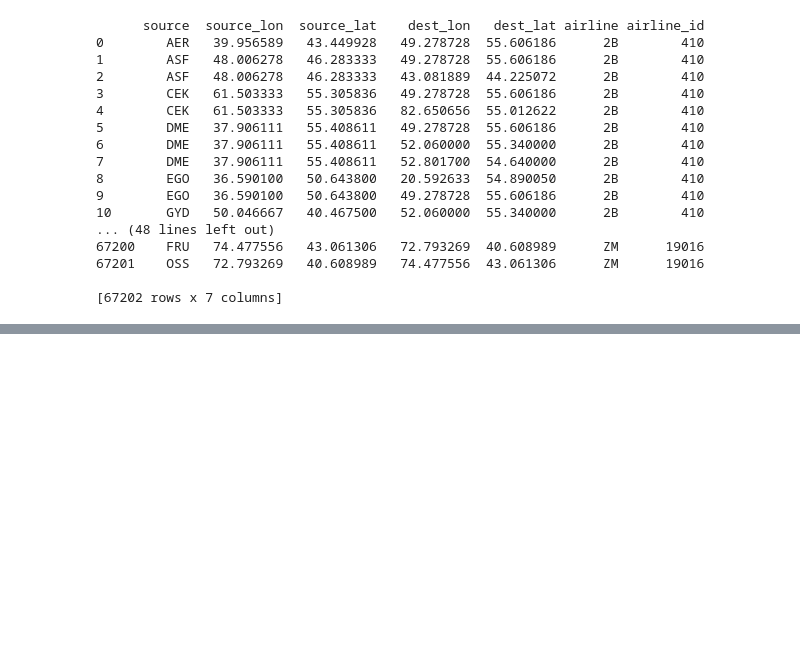
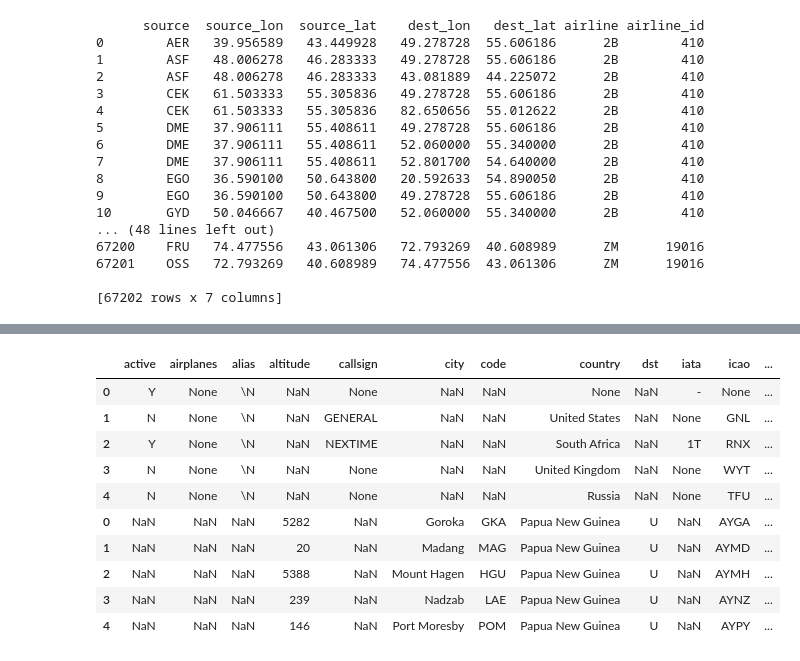
Before and after one commit to nusharama/ETL-Project, a Jupyter notebook: airports-flights-data.ipynb, the cells around one changed output, grey strips where cells are left out. Cells and saved outputs as stored; diff of their text form; code cells hidden in the pictures; blank space fills up the shorter version.

```diff
--- a/airports-flights-data.ipynb
+++ b/airports-flights-data.ipynb
@@ -554,0 +591,14 @@ print(routes_df)
+# %%
+pd.concat([airlines_df, airports_df], sort='False')
+# %% [output]
+|  | active | airplanes | alias | altitude | callsign | city | code | country | dst | iata | icao | ... |
+| 0 | Y | None | \N | NaN | None | NaN | NaN | None | NaN | - | None | ... |
+| 1 | N | None | \N | NaN | GENERAL | NaN | NaN | United States | NaN | None | GNL | ... |
+| 2 | Y | None | \N | NaN | NEXTIME | NaN | NaN | South Africa | NaN | 1T | RNX | ... |
+| 3 | N | None | \N | NaN | None | NaN | NaN | United Kingdom | NaN | None | WYT | ... |
+| 4 | N | None | \N | NaN | None | NaN | NaN | Russia | NaN | None | TFU | ... |
+| 0 | NaN | NaN | NaN | 5282 | NaN | Goroka | GKA | Papua New Guinea | U | NaN | AYGA | ... |
+| 1 | NaN | NaN | NaN | 20 | NaN | Madang | MAG | Papua New Guinea | U | NaN | AYMD | ... |
+| 2 | NaN | NaN | NaN | 5388 | NaN | Mount Hagen | HGU | Papua New Guinea | U | NaN | AYMH | ... |
+| 3 | NaN | NaN | NaN | 239 | NaN | Nadzab | LAE | Papua New Guinea | U | NaN | AYNZ | ... |
+| 4 | NaN | NaN | NaN | 146 | NaN | Port Moresby | POM | Papua New Guinea | U | NaN | AYPY | ... |
```
Also changed, not shown: parts of 8 cells of this notebook.
